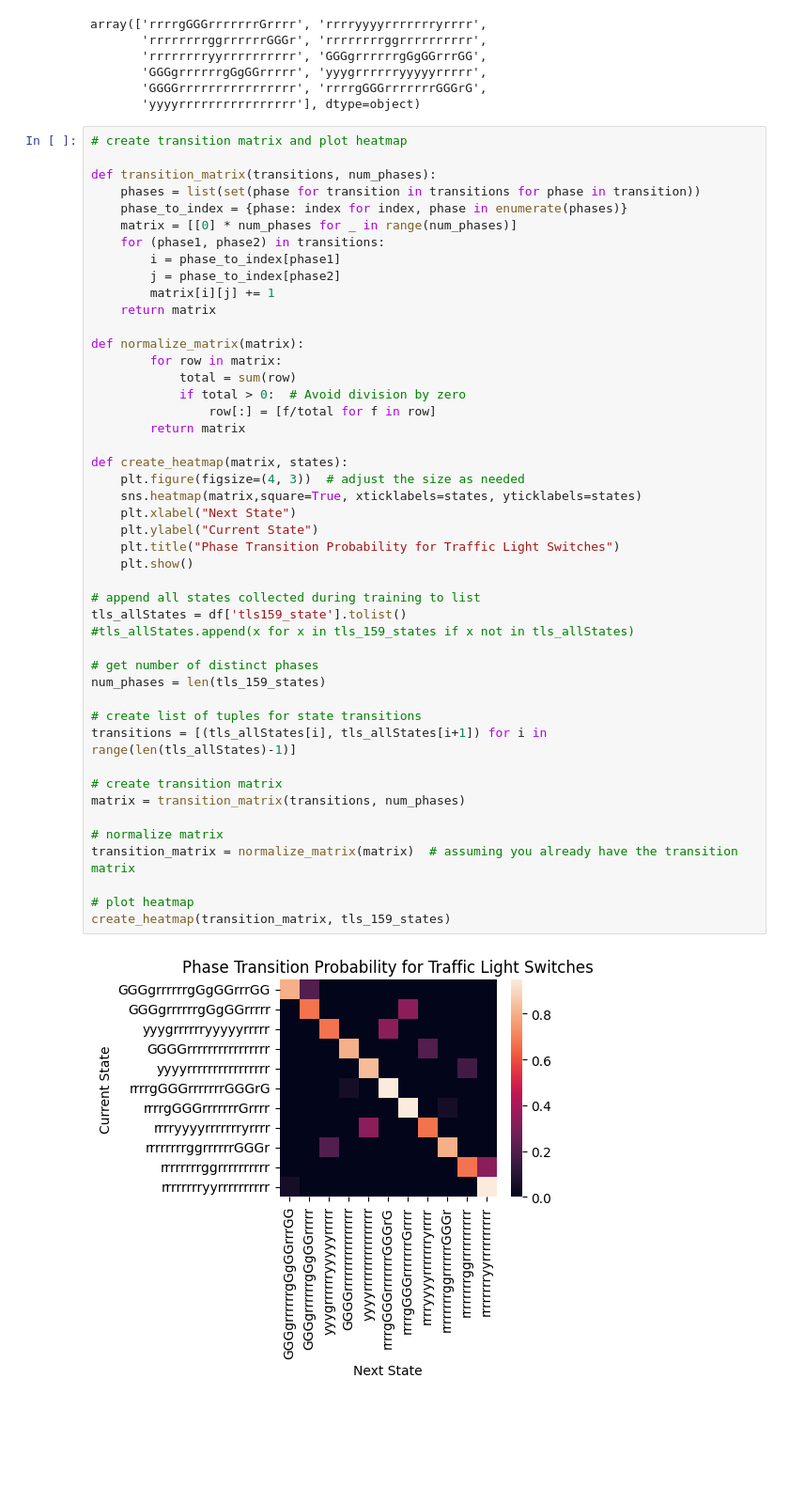
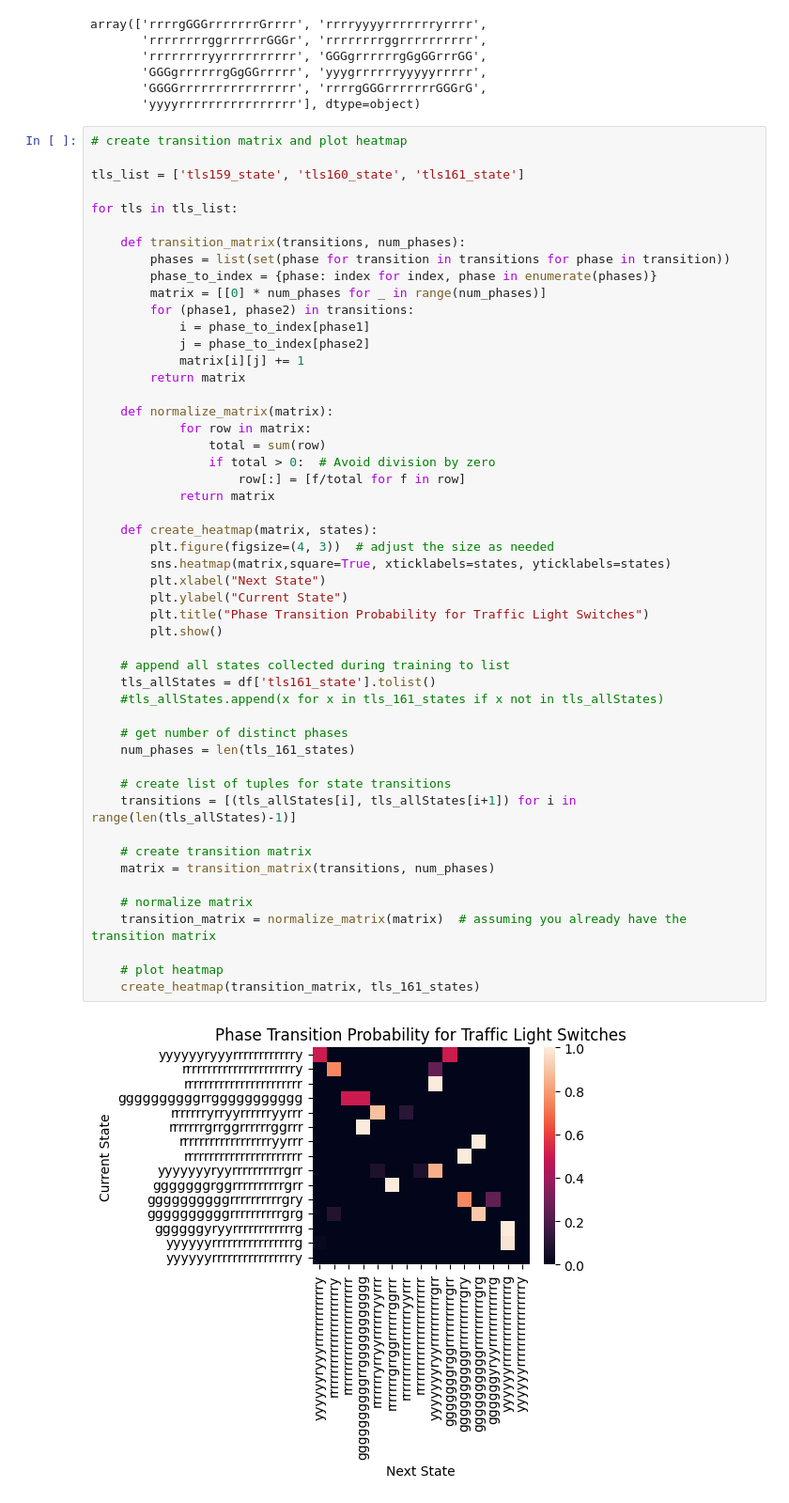
Before and after one commit to karstenk9/rl_traffic_signal_optimization, a Jupyter notebook: notebooks/actuated_results.ipynb, the cells around one changed output. Shown at 94% size. Drawn from its saved outputs; the diff is of its cells as text; blank space fills up the shorter version.

Commit message:
phase transitions

```diff
--- a/notebooks/actuated_results.ipynb
+++ b/notebooks/actuated_results.ipynb
@@ -124,48 +116,52 @@ array(['rrrrgGGGrrrrrrrGrrrr', 'rrrryyyyrrrrrrryrrrr',
 # %%
 # create transition matrix and plot heatmap
 
-def transition_matrix(transitions, num_phases):
-    phases = list(set(phase for transition in transitions for phase in transition))
-    phase_to_index = {phase: index for index, phase in enumerate(phases)}
-    matrix = [[0] * num_phases for _ in range(num_phases)]
-    for (phase1, phase2) in transitions:
-        i = phase_to_index[phase1]
-        j = phase_to_index[phase2]
-        matrix[i][j] += 1
-    return matrix
+tls_list = ['tls159_state', 'tls160_state', 'tls161_state']
 
-def normalize_matrix(matrix):
-        for row in matrix:
-            total = sum(row)
-            if total > 0:  # Avoid division by zero
-                row[:] = [f/total for f in row]
+for tls in tls_list:
+
+    def transition_matrix(transitions, num_phases):
+        phases = list(set(phase for transition in transitions for phase in transition))
+        phase_to_index = {phase: index for index, phase in enumerate(phases)}
+        matrix = [[0] * num_phases for _ in range(num_phases)]
+        for (phase1, phase2) in transitions:
+            i = phase_to_index[phase1]
+            j = phase_to_index[phase2]
+            matrix[i][j] += 1
         return matrix
 
-def create_heatmap(matrix, states):
-    plt.figure(figsize=(4, 3))  # adjust the size as needed
-    sns.heatmap(matrix,square=True, xticklabels=states, yticklabels=states)
-    plt.xlabel("Next State")
-    plt.ylabel("Current State")
-    plt.title("Phase Transition Probability for Traffic Light Switches")
-    plt.show()
+    def normalize_matrix(matrix):
+            for row in matrix:
+                total = sum(row)
+                if total > 0:  # Avoid division by zero
+                    row[:] = [f/total for f in row]
+            return matrix
 
-# append all states collected during training to list
-tls_allStates = df['tls159_state'].tolist()
-#tls_allStates.append(x for x in tls_159_states if x not in tls_allStates)
+    def create_heatmap(matrix, states):
+        plt.figure(figsize=(4, 3))  # adjust the size as needed
+        sns.heatmap(matrix,square=True, xticklabels=states, yticklabels=states)
+        plt.xlabel("Next State")
+        plt.ylabel("Current State")
+        plt.title("Phase Transition Probability for Traffic Light Switches")
+        plt.show()
 
-# get number of distinct phases
-num_phases = len(tls_159_states)
+    # append all states collected during training to list
+    tls_allStates = df['tls161_state'].tolist()
+    #tls_allStates.append(x for x in tls_161_states if x not in tls_allStates)
 
-# create list of tuples for state transitions
-transitions = [(tls_allStates[i], tls_allStates[i+1]) for i in range(len(tls_allStates)-1)]
+    # get number of distinct phases
+    num_phases = len(tls_161_states)
 
-# create transition matrix
-matrix = transition_matrix(transitions, num_phases)
+    # create list of tuples for state transitions
+    transitions = [(tls_allStates[i], tls_allStates[i+1]) for i in range(len(tls_allStates)-1)]
 
-# normalize matrix
-transition_matrix = normalize_matrix(matrix)  # assuming you already have the transition matrix
+    # create transition matrix
+    matrix = transition_matrix(transitions, num_phases)
 
-# plot heatmap
-create_heatmap(transition_matrix, tls_159_states)
+    # normalize matrix
+    transition_matrix = normalize_matrix(matrix)  # assuming you already have the transition matrix
+
+    # plot heatmap
+    create_heatmap(transition_matrix, tls_161_states)
 # %% [output]
-[figure, old version]
+[figure, new version]
```
Also changed, not shown: parts of 11 cells of this notebook, 25 other files.
